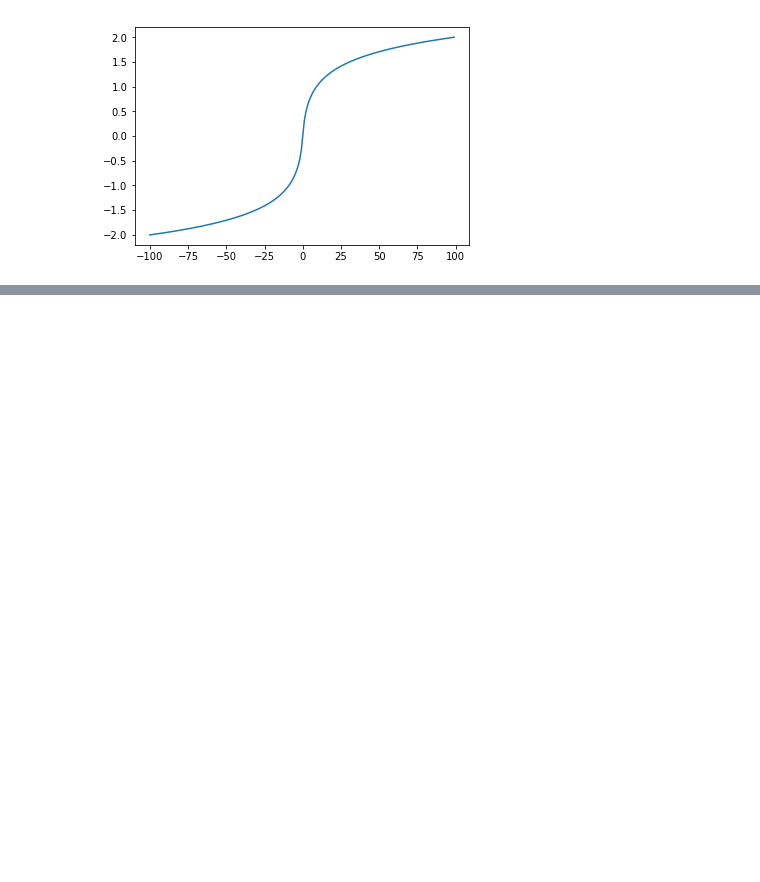
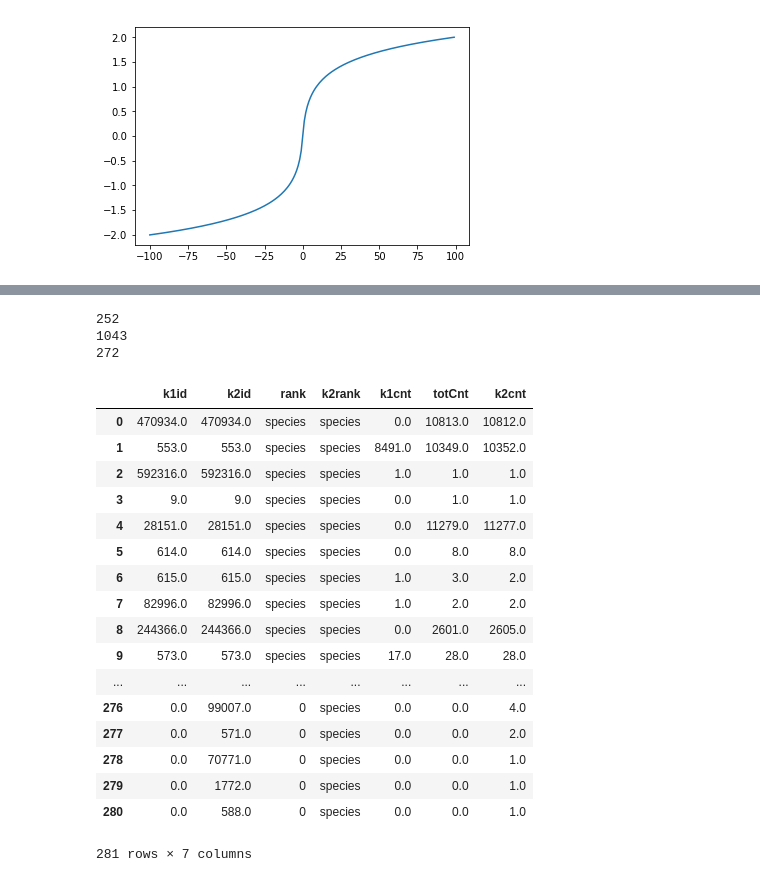
Before and after one commit to fataltes/quickNBs, a Jupyter notebook: pufferfish-krakmap-ISMB.ipynb, the cells around one changed output, grey strips where cells are left out. Cells and saved outputs as stored; diff of their text form; code cells hidden in the pictures; blank space fills up the shorter version.

```diff
--- a/pufferfish-krakmap-ISMB.ipynb
+++ b/pufferfish-krakmap-ISMB.ipynb
@@ -488,0 +755,8 @@ plt.plot(difference, log_modulus)
+# %%
+k1 = pd.read_csv('/mnt/scratch2/avi/meta-map/kraken/krakOut/{}.rpt'.format('HC1'), sep='\t', header=None)
+k2 = pd.read_csv('/home/fatemeh/others_projects/mason_eval/species/Huttenhower_HC1_KrakenFiltered.txt', sep='\t', header=None)
+k1.columns=['totperc', 'totCnt', 'k1cnt', 'typ', 'k1id', 'name']
+k2.columns=['k2id', 'k2cnt', 'perc', 'k2rank', 'name']
+k1 = pd.merge(k1, taxa_df, left_on='k1id', right_on='taxaId')
+print(k1.head(5))
+print(k2.head(5))
@@ -488,0 +783,31 @@ plt.plot(difference, log_modulus)
+# %%
+print(len(k2))
+k1_species = k1[k1["rank"] == 'species']
+print(len(k1))
+print(len(k1_species))
+# %% [output]
+252
+1043
+272
+# %%
+k1k2 = pd.merge(k1_species, k2, left_on='k1id', right_on='k2id', how='outer').fillna(0)
+k1k2[['k1id', 'k2id', 'rank', 'k2rank', 'k1cnt', 'totCnt', 'k2cnt']]
+# %% [output]
+|  | k1id | k2id | rank | k2rank | k1cnt | totCnt | k2cnt |
+| 0 | 470934.0 | 470934.0 | species | species | 0.0 | 10813.0 | 10812.0 |
+| 1 | 553.0 | 553.0 | species | species | 8491.0 | 10349.0 | 10352.0 |
+| 2 | 592316.0 | 592316.0 | species | species | 1.0 | 1.0 | 1.0 |
+| 3 | 9.0 | 9.0 | species | species | 0.0 | 1.0 | 1.0 |
+| 4 | 28151.0 | 28151.0 | species | species | 0.0 | 11279.0 | 11277.0 |
+| 5 | 614.0 | 614.0 | species | species | 0.0 | 8.0 | 8.0 |
+| 6 | 615.0 | 615.0 | species | species | 1.0 | 3.0 | 2.0 |
+| 7 | 82996.0 | 82996.0 | species | species | 1.0 | 2.0 | 2.0 |
+| 8 | 244366.0 | 244366.0 | species | species | 0.0 | 2601.0 | 2605.0 |
+| 9 | 573.0 | 573.0 | species | species | 17.0 | 28.0 | 28.0 |
+| ... | ... | ... | ... | ... | ... | ... | ... |
+| 276 | 0.0 | 99007.0 | 0 | species | 0.0 | 0.0 | 4.0 |
+| 277 | 0.0 | 571.0 | 0 | species | 0.0 | 0.0 | 2.0 |
+| 278 | 0.0 | 70771.0 | 0 | species | 0.0 | 0.0 | 1.0 |
+| 279 | 0.0 | 1772.0 | 0 | species | 0.0 | 0.0 | 1.0 |
+| 280 | 0.0 | 588.0 | 0 | species | 0.0 | 0.0 | 1.0 |
+281 rows × 7 columns
```
Also changed, not shown: parts of 28 cells of this notebook.
